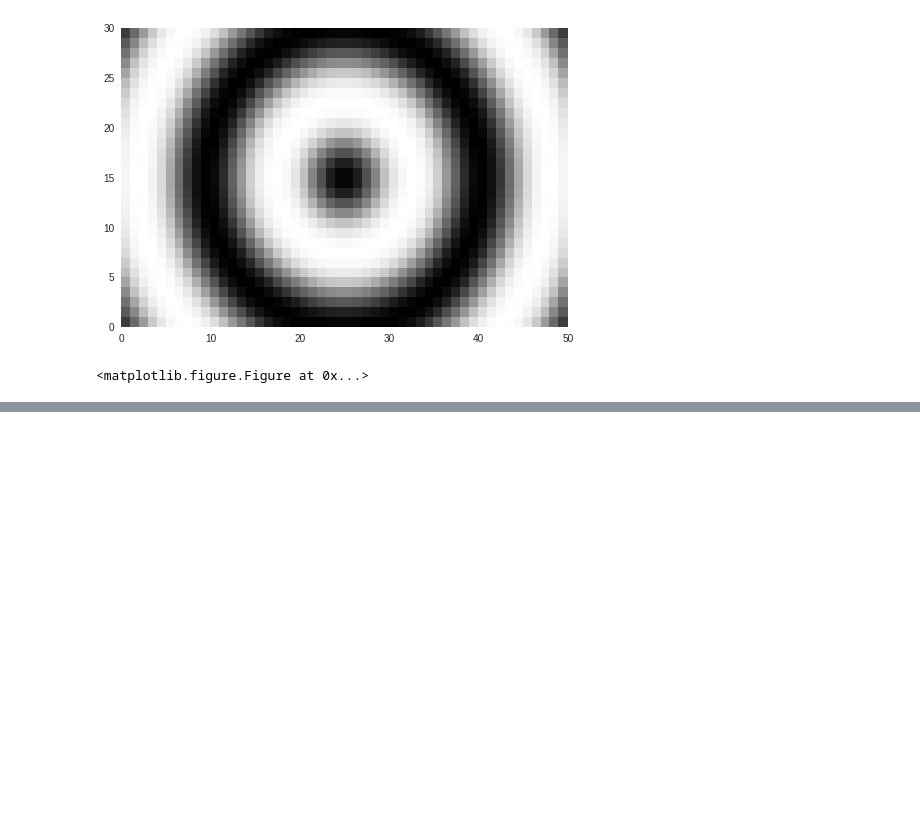
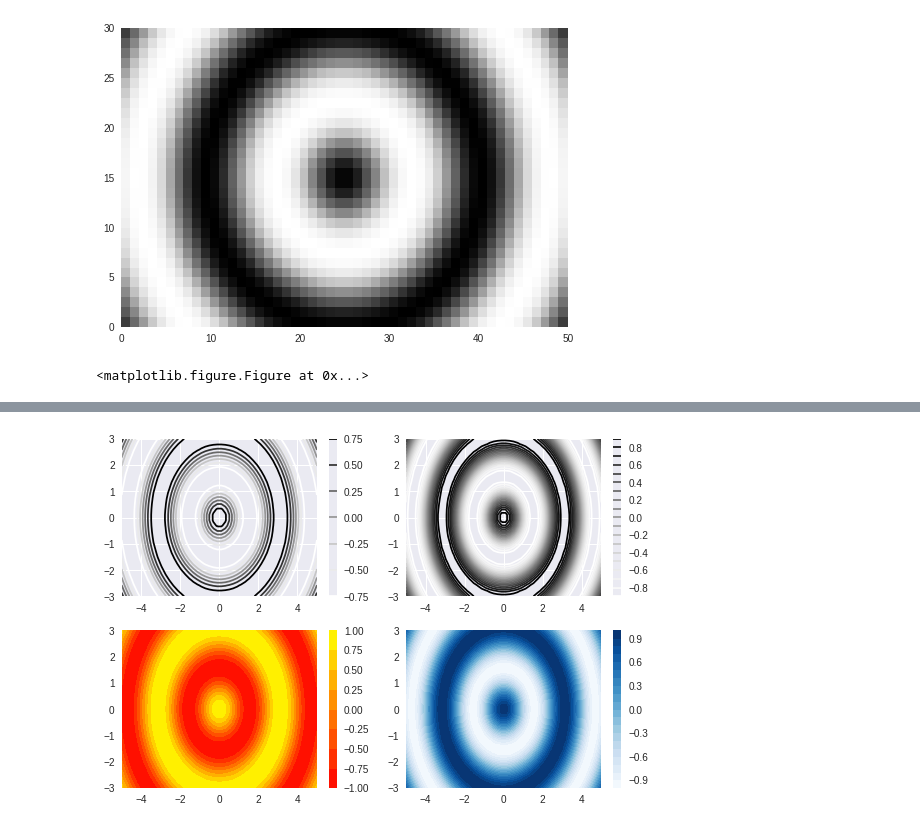
Before and after one commit to saadkattan/python-visualization, a Jupyter notebook: 2d-plotting.ipynb, the cells around one changed output, grey strips where cells are left out. Cells and saved outputs as stored; diff of their text form; code cells hidden in the pictures; blank space fills up the shorter version.

Commit message:
contourf, hist2d and hexbin

```diff
--- a/2d-plotting.ipynb
+++ b/2d-plotting.ipynb
@@ -45,0 +94,28 @@ plt.savefig('sine_mesh.png')
+# %%
+# Generate a default contour map of the array Z
+plt.subplot(2,2,1)
+plt.contour(X,Y,Z) #using the meshgrid X, Y as the axes
+plt.colorbar()
+
+# Generate a contour map with 20 contours
+plt.subplot(2,2,2)
+plt.contour(X,Y,Z, 20)
+plt.colorbar()
+
+# Generate a default filled contour map of the array Z
+plt.subplot(2,2,3)
+plt.contourf(X,Y,Z, cmap="autumn")
+plt.colorbar()
+
+# Generate a default filled contour map with 20 contours
+plt.subplot(2,2,4)
+plt.contourf(X,Y,Z, 20, cmap="Blues")
+plt.colorbar()
+
+# Improve the spacing between subplots
+plt.tight_layout()
+
+# Display the figure
+plt.show()
+# %% [output]
+[figure, added]
```
Also changed, not shown: parts of 4 cells of this notebook.
